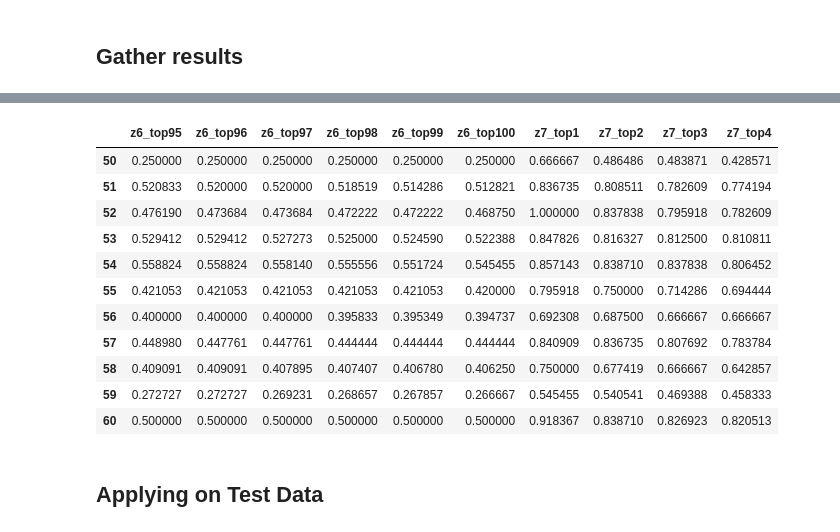
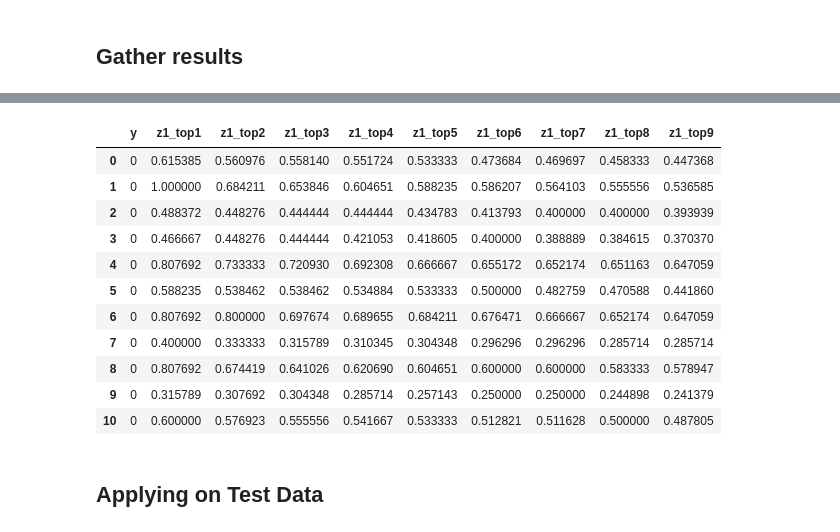
Before and after one commit to Rotceh/2013-ML-TeamProject, a Jupyter notebook: SIFT_parallel.ipynb, the cells around one changed output, grey strips where cells are left out. Saved outputs shown, nothing was run; the diff lists cells and outputs as text; code cells hidden in the pictures.

```diff
--- a/SIFT_parallel.ipynb
+++ b/SIFT_parallel.ipynb
@@ -171,8 +172,8 @@ search_params = dict(checks=100)   # or pass empty dictionary
 flann = cv2.FlannBasedMatcher(index_params, search_params)
 # %%
 %%time
-dview['TOP_K'] = 100
-dview['DISTANCE_TH'] = 300
+dview['TOP_K'] = TOP_K
+dview['DISTANCE_TH'] = 250
 
 dview['df_sift_train_out'] = df_sift_train_out
 # %% [output]
@@ -223,5 +220,5 @@ done
 ## Gather results
 # %%
 %%time
-returned_df_out_list = dview['df_sift_train_out']
+returned_df_train_list = dview['df_sift_train_out']
 # %% [output]
@@ -232,11 +243,25 @@ scatter_i = dview['inst_i_arr']
 # %%
 def get_flat_ix():
-    return [inst.ix for inst in flatten_inst_arary]
+    return [inst.ix for inst in flatten_inst_arary[inst_i_arr]]
 
-flat_ix = np.array(rc[0].apply_sync(get_flat_ix))
+scattered_ix = dview.apply_sync(get_flat_ix)
 # %%
-df_final = df_sift_train_out.copy()
-for i, df in zip(scatter_i, returned_df_out_list):
-    ix = flat_ix[i]
-    df_final.ix[ix, :] = df.ix[ix, :]
+df_final_train = df_sift_train_out.copy()
+for ix, df in zip(scattered_ix, returned_df_train_list):
+    df_final_train.ix[ix, :] = df.ix[ix, :]
+# %%
+df_final_train.ix[:10,:10]
+# %% [output]
+|  | y | z1_top1 | z1_top2 | z1_top3 | z1_top4 | z1_top5 | z1_top6 | z1_top7 | z1_top8 | z1_top9 |
+| 0 | 0 | 0.615385 | 0.560976 | 0.558140 | 0.551724 | 0.533333 | 0.473684 | 0.469697 | 0.458333 | 0.447368 |
+| 1 | 0 | 1.000000 | 0.684211 | 0.653846 | 0.604651 | 0.588235 | 0.586207 | 0.564103 | 0.555556 | 0.536585 |
+| 2 | 0 | 0.488372 | 0.448276 | 0.444444 | 0.444444 | 0.434783 | 0.413793 | 0.400000 | 0.400000 | 0.393939 |
+| 3 | 0 | 0.466667 | 0.448276 | 0.444444 | 0.421053 | 0.418605 | 0.400000 | 0.388889 | 0.384615 | 0.370370 |
+| 4 | 0 | 0.807692 | 0.733333 | 0.720930 | 0.692308 | 0.666667 | 0.655172 | 0.652174 | 0.651163 | 0.647059 |
+| 5 | 0 | 0.588235 | 0.538462 | 0.538462 | 0.534884 | 0.533333 | 0.500000 | 0.482759 | 0.470588 | 0.441860 |
+| 6 | 0 | 0.807692 | 0.800000 | 0.697674 | 0.689655 | 0.684211 | 0.676471 | 0.666667 | 0.652174 | 0.647059 |
+| 7 | 0 | 0.400000 | 0.333333 | 0.315789 | 0.310345 | 0.304348 | 0.296296 | 0.296296 | 0.285714 | 0.285714 |
+| 8 | 0 | 0.807692 | 0.674419 | 0.641026 | 0.620690 | 0.604651 | 0.600000 | 0.600000 | 0.583333 | 0.578947 |
+| 9 | 0 | 0.315789 | 0.307692 | 0.304348 | 0.285714 | 0.257143 | 0.250000 | 0.250000 | 0.244898 | 0.241379 |
+| 10 | 0 | 0.600000 | 0.576923 | 0.555556 | 0.541667 | 0.533333 | 0.512821 | 0.511628 | 0.500000 | 0.487805 |
 # %%
@@ -246,18 +271,3 @@ df_final.to_csv(CSV_TRAIN_SIFT, index=False)
-# %%
-df_final.ix[50:60, 595:605]
-# %% [output]
-|  | z6_top95 | z6_top96 | z6_top97 | z6_top98 | z6_top99 | z6_top100 | z7_top1 | z7_top2 | z7_top3 | z7_top4 |
-| 50 | 0.250000 | 0.250000 | 0.250000 | 0.250000 | 0.250000 | 0.250000 | 0.666667 | 0.486486 | 0.483871 | 0.428571 |
-| 51 | 0.520833 | 0.520000 | 0.520000 | 0.518519 | 0.514286 | 0.512821 | 0.836735 | 0.808511 | 0.782609 | 0.774194 |
-| 52 | 0.476190 | 0.473684 | 0.473684 | 0.472222 | 0.472222 | 0.468750 | 1.000000 | 0.837838 | 0.795918 | 0.782609 |
-| 53 | 0.529412 | 0.529412 | 0.527273 | 0.525000 | 0.524590 | 0.522388 | 0.847826 | 0.816327 | 0.812500 | 0.810811 |
-| 54 | 0.558824 | 0.558824 | 0.558140 | 0.555556 | 0.551724 | 0.545455 | 0.857143 | 0.838710 | 0.837838 | 0.806452 |
-| 55 | 0.421053 | 0.421053 | 0.421053 | 0.421053 | 0.421053 | 0.420000 | 0.795918 | 0.750000 | 0.714286 | 0.694444 |
-| 56 | 0.400000 | 0.400000 | 0.400000 | 0.395833 | 0.395349 | 0.394737 | 0.692308 | 0.687500 | 0.666667 | 0.666667 |
-| 57 | 0.448980 | 0.447761 | 0.447761 | 0.444444 | 0.444444 | 0.444444 | 0.840909 | 0.836735 | 0.807692 | 0.783784 |
-| 58 | 0.409091 | 0.409091 | 0.407895 | 0.407407 | 0.406780 | 0.406250 | 0.750000 | 0.677419 | 0.666667 | 0.642857 |
-| 59 | 0.272727 | 0.272727 | 0.269231 | 0.268657 | 0.267857 | 0.266667 | 0.545455 | 0.540541 | 0.469388 | 0.458333 |
-| 60 | 0.500000 | 0.500000 | 0.500000 | 0.500000 | 0.500000 | 0.500000 | 0.918367 | 0.838710 | 0.826923 | 0.820513 |
 # %% [markdown]
 ## Applying on Test Data
 # %%
```
Also changed, not shown: parts of 27 cells of this notebook.
